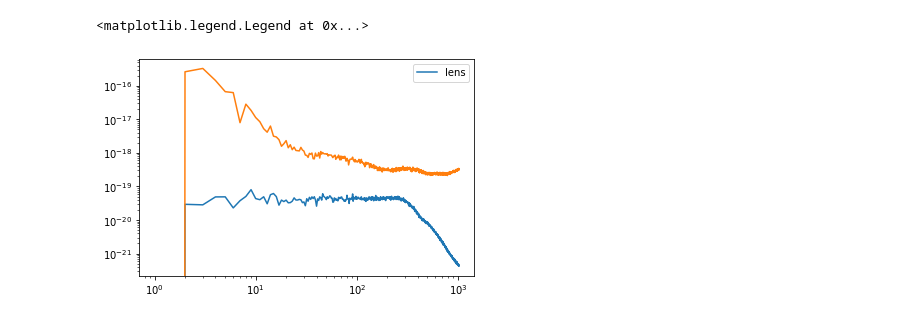
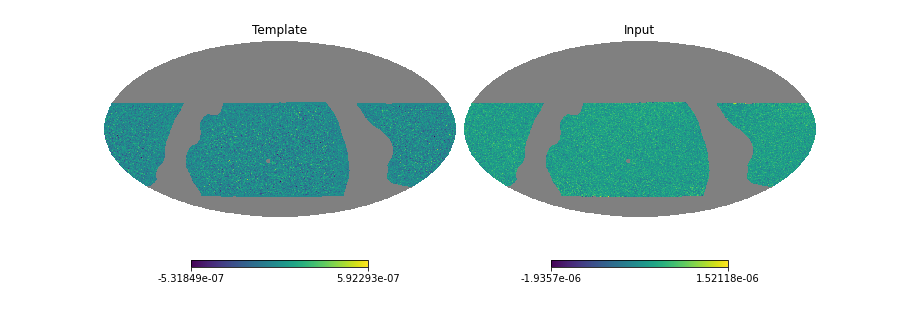
Before and after one commit to litebird/LBxS4, a Jupyter notebook: Notebooks/Delens.ipynb, the cells around one changed output. Saved outputs shown, nothing was run; the diff lists cells and outputs as text; code cells hidden in the pictures.

```diff
--- a/Notebooks/Delens.ipynb
+++ b/Notebooks/Delens.ipynb
@@ -87 +85,25 @@ hp.mollview(cs.utils.hp_alm2map(512,1024,1024,Bin),sub=(1,2,2),title='input B')
+# %%
+lensB1 = delens1.lensing_B(0)
+lensB2 = delens2.lensing_B(0)
+lensB3 = delens3.lensing_B(0)
+# %%
+cmask = lb_sky.mask*hp.ud_grade(s4_sky.mask,512)
+# %%
+cmask = cmask.astype('int')
+# %%
+tempB_my = cs.utils.hp_alm2map(512,1024,1024,lensB1)
+inpB_my = cs.utils.hp_alm2map(512,1024,1024,Bin)
+tempB_masked = hp.ma(tempB_my*cmask)
+inpB_masked = hp.ma(inpB_my*cmask)
+tempB_masked.mask = np.logical_not(cmask)
+inpB_masked.mask = np.logical_not(cmask)
+tempB_masked = tempB_masked.filled()
+inpB_masked = inpB_masked.filled()
+# %%
+plt.figure(figsize=(10,12))
+hp.mollview(tempB_masked,sub=(1,2,1),title='Template')
+hp.mollview(inpB_masked,sub=(1,2,2),title='Input')
+plt.savefig('Bmode.pdf',dpi=300,bbox_inches='tight')
+# %% [output]
+[figure, added]
 # %%
@@ -92,7 +122,0 @@ rho = b12/np.sqrt(b1*b2)
-# %%
-plt.loglog(b1, label='lens')
-plt.loglog(b2)
-plt.legend()
-# %% [output]
-<matplotlib.legend.Legend at 0x...>
-[figure, removed]
```
Also changed, not shown: parts of 33 cells of this notebook, 7 other files.
